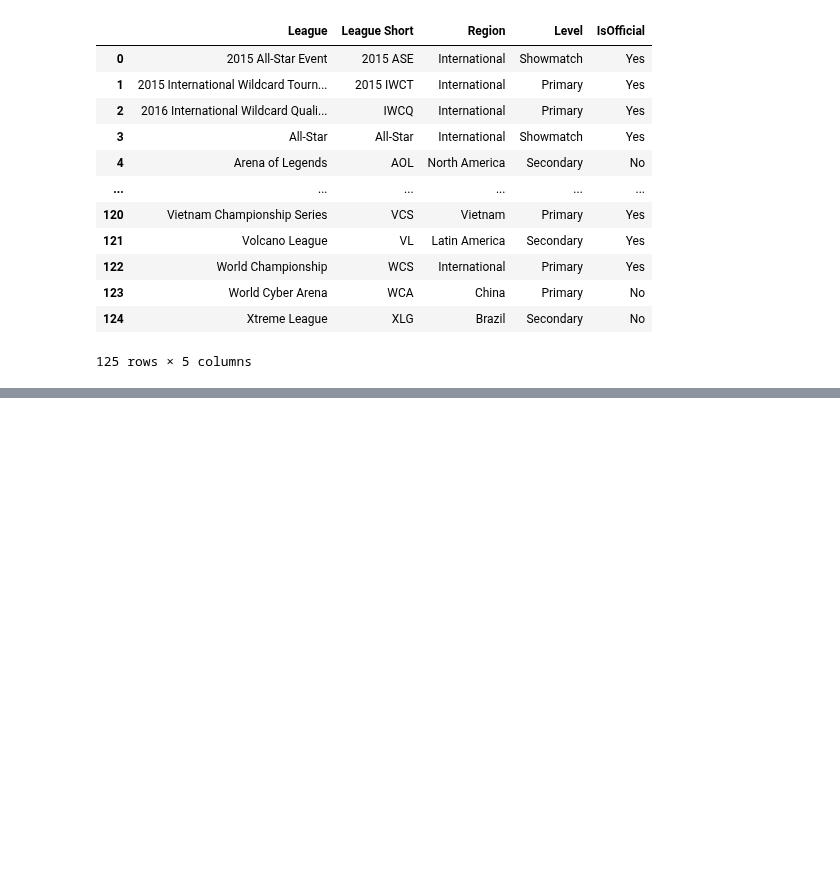
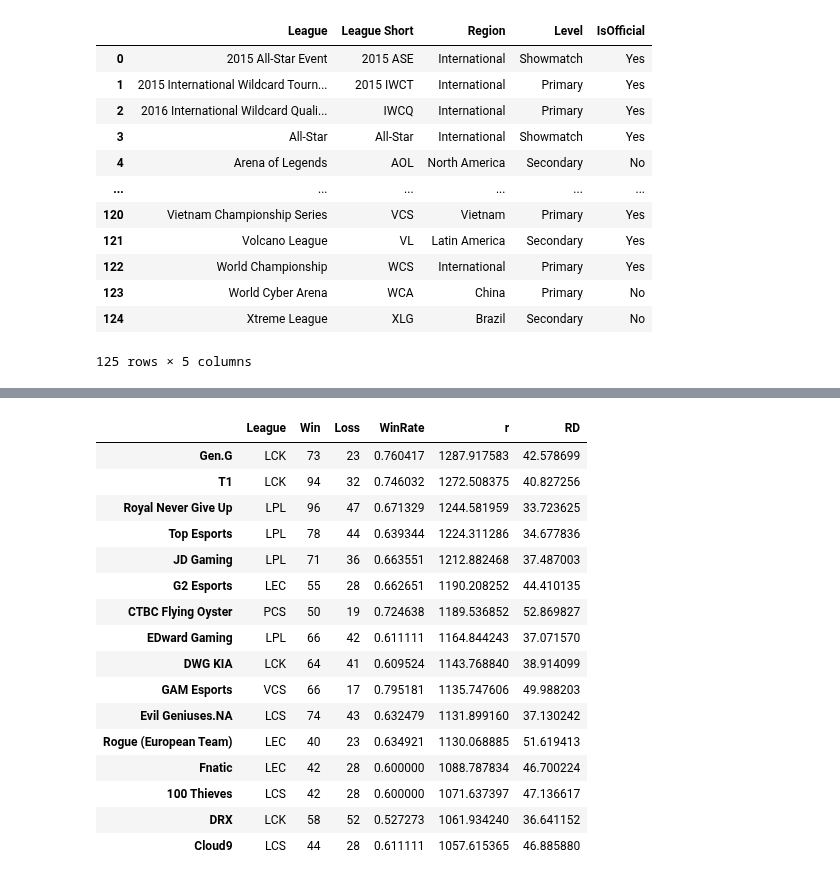
Before and after one commit to posky/LoL-Esports, a Jupyter notebook: glicko_rating.ipynb, the cells around one changed output, grey strips where cells are left out. Saved outputs shown, nothing was run; the diff lists cells and outputs as text; code cells hidden in the pictures; blank space fills up the shorter version.

```diff
--- a/glicko_rating.ipynb
+++ b/glicko_rating.ipynb
@@ -260,0 +261,28 @@ rating.loc[team_names]
+# %%
+team_names = [
+    'Gen.G', 'T1', 'DWG KIA', 'DRX',
+    'JD Gaming', 'Top Esports', 'EDward Gaming', 'Royal Never Give Up',
+    'G2 Esports', 'Rogue (European Team)', 'Fnatic',
+    'Cloud9', '100 Thieves', 'Evil Geniuses.NA',
+    'CTBC Flying Oyster', 'GAM Esports'
+]
+
+rating.loc[team_names].sort_values(by='r', ascending=False)
+# %% [output]
+|  | League | Win | Loss | WinRate | r | RD |
+| Gen.G | LCK | 73 | 23 | 0.760417 | 1287.917583 | 42.578699 |
+| T1 | LCK | 94 | 32 | 0.746032 | 1272.508375 | 40.827256 |
+| Royal Never Give Up | LPL | 96 | 47 | 0.671329 | 1244.581959 | 33.723625 |
+| Top Esports | LPL | 78 | 44 | 0.639344 | 1224.311286 | 34.677836 |
+| JD Gaming | LPL | 71 | 36 | 0.663551 | 1212.882468 | 37.487003 |
+| G2 Esports | LEC | 55 | 28 | 0.662651 | 1190.208252 | 44.410135 |
+| CTBC Flying Oyster | PCS | 50 | 19 | 0.724638 | 1189.536852 | 52.869827 |
+| EDward Gaming | LPL | 66 | 42 | 0.611111 | 1164.844243 | 37.071570 |
+| DWG KIA | LCK | 64 | 41 | 0.609524 | 1143.768840 | 38.914099 |
+| GAM Esports | VCS | 66 | 17 | 0.795181 | 1135.747606 | 49.988203 |
+| Evil Geniuses.NA | LCS | 74 | 43 | 0.632479 | 1131.899160 | 37.130242 |
+| Rogue (European Team) | LEC | 40 | 23 | 0.634921 | 1130.068885 | 51.619413 |
+| Fnatic | LEC | 42 | 28 | 0.600000 | 1088.787834 | 46.700224 |
+| 100 Thieves | LCS | 42 | 28 | 0.600000 | 1071.637397 | 47.136617 |
+| DRX | LCK | 58 | 52 | 0.527273 | 1061.934240 | 36.641152 |
+| Cloud9 | LCS | 44 | 28 | 0.611111 | 1057.615365 | 46.885880 |
```
Also changed, not shown: parts of 9 cells of this notebook.
